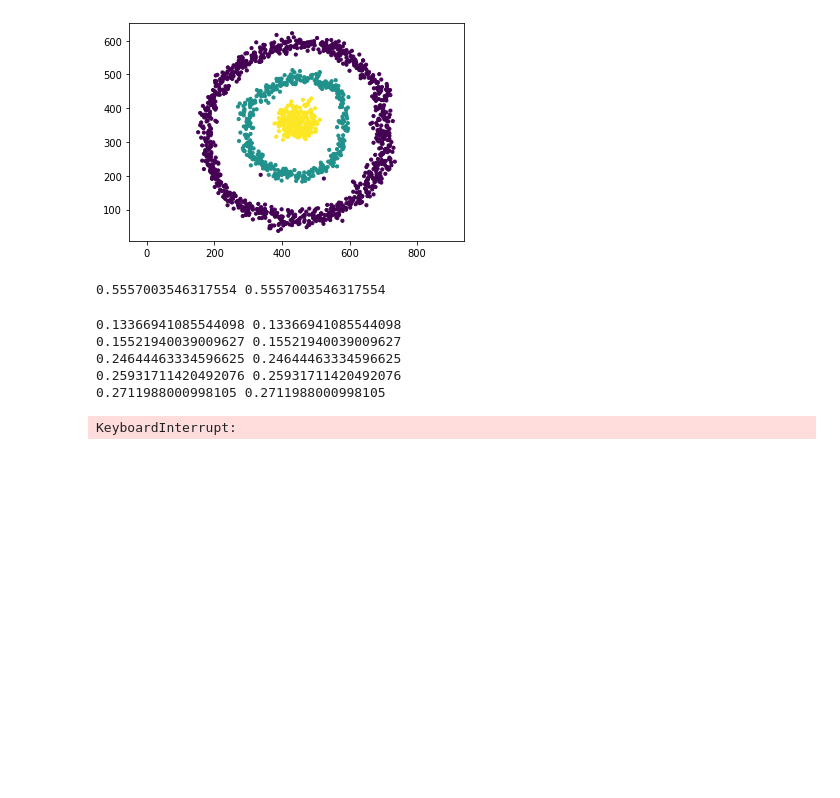
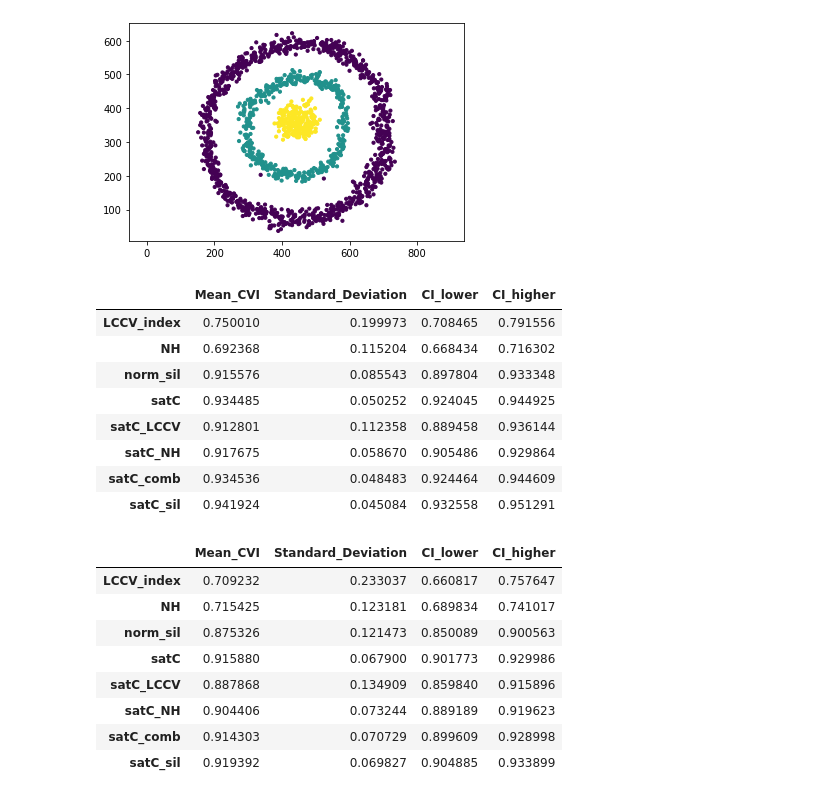
Before and after one commit to samhennessey/CVI-Experimental-Study, a Jupyter notebook: code/testing.ipynb, the cells around one changed output. Saved outputs shown, nothing was run; the diff lists cells and outputs as text; code cells hidden in the pictures; blank space fills up the shorter version.

```diff
--- a/code/testing.ipynb
+++ b/code/testing.ipynb
@@ -563,19 +355,0 @@ def computeSWC(D, cl, ncl, dist):
-# %%
-LCCV_index_val = LCCV_index(data,bestcl)
-print(LCCV_index_val, bestcvi)
-# %% [output]
-0.5557003546317554 0.5557003546317554
-# %%
-for k in results.keys():
-    if 'mcv' in results[k].keys():
-        cl = results[k]['cl']
-        cvi = results[k]['mcv']
-        cvi_val = LCCV_index(data, cl)
-        print(cvi_val, cvi)
-# %% [output]
-0.13366941085544098 0.13366941085544098
-0.15521940039009627 0.15521940039009627
-0.24644463334596625 0.24644463334596625
-0.25931711420492076 0.25931711420492076
-0.2711988000998105 0.2711988000998105
-KeyboardInterrupt:
@@ -581,0 +394,53 @@ KeyboardInterrupt:
+# %%
+import scipy.stats as st
+import pandas as pd
+
+legend = sorted(os.listdir('../results/NP_100/K_means'))
+
+cvi_pattern = re.compile('.*?.csv$')
+
+legend_vals = [cvi for cvi in legend if not cvi_pattern.match(cvi)]
+
+km_df = pd.DataFrame()
+sl_df = pd.DataFrame()
+
+for i in np.arange(kmr.shape[1]):
+
+    # Calculate the confidence interval
+    KM_CI_95 = st.norm.interval(alpha=0.95, loc=np.mean(kmr[:,i]), scale=st.sem(kmr[:,i]))
+    SL_CI_95 = st.norm.interval(alpha=0.95, loc=np.mean(slr[:,i]), scale=st.sem(slr[:,i]))
+
+    km_rs = {'Mean_CVI': np.mean(kmr[:,i]), 'Standard_Deviation':np.std(kmr[:,i]), 'CI_lower':KM_CI_95[0], 'CI_higher':KM_CI_95[1]}
+    sl_rs = {'Mean_CVI': np.mean(slr[:,i]), 'Standard_Deviation':np.std(slr[:,i]), 'CI_lower':SL_CI_95[0], 'CI_higher':SL_CI_95[1]}
+
+    km_curr_df = pd.DataFrame(data=km_rs, index=[legend_vals[i]])
+    sl_curr_df = pd.DataFrame(data=sl_rs, index=[legend_vals[i]])
+
+    km_df = pd.concat([km_df, km_curr_df], ignore_index=False)
+    sl_df = pd.concat([sl_df, sl_curr_df], ignore_index=True)
+
+
+#pd.DataFrame(data=km, index=legend_vals)
+#km_df = km_df.set_axis(legend_vals, axis='index')
+sl_df = sl_df.set_axis(legend_vals, axis='index')
+display(km_df)
+display(sl_df)
+# %% [output]
+|  | Mean_CVI | Standard_Deviation | CI_lower | CI_higher |
+| LCCV_index | 0.750010 | 0.199973 | 0.708465 | 0.791556 |
+| NH | 0.692368 | 0.115204 | 0.668434 | 0.716302 |
+| norm_sil | 0.915576 | 0.085543 | 0.897804 | 0.933348 |
+| satC | 0.934485 | 0.050252 | 0.924045 | 0.944925 |
+| satC_LCCV | 0.912801 | 0.112358 | 0.889458 | 0.936144 |
+| satC_NH | 0.917675 | 0.058670 | 0.905486 | 0.929864 |
+| satC_comb | 0.934536 | 0.048483 | 0.924464 | 0.944609 |
+| satC_sil | 0.941924 | 0.045084 | 0.932558 | 0.951291 |
+|  | Mean_CVI | Standard_Deviation | CI_lower | CI_higher |
+| LCCV_index | 0.709232 | 0.233037 | 0.660817 | 0.757647 |
+| NH | 0.715425 | 0.123181 | 0.689834 | 0.741017 |
+| norm_sil | 0.875326 | 0.121473 | 0.850089 | 0.900563 |
+| satC | 0.915880 | 0.067900 | 0.901773 | 0.929986 |
+| satC_LCCV | 0.887868 | 0.134909 | 0.859840 | 0.915896 |
+| satC_NH | 0.904406 | 0.073244 | 0.889189 | 0.919623 |
+| satC_comb | 0.914303 | 0.070729 | 0.899609 | 0.928998 |
+| satC_sil | 0.919392 | 0.069827 | 0.904885 | 0.933899 |
```
Also changed, not shown: parts of 3 cells of this notebook, 2 other files.
